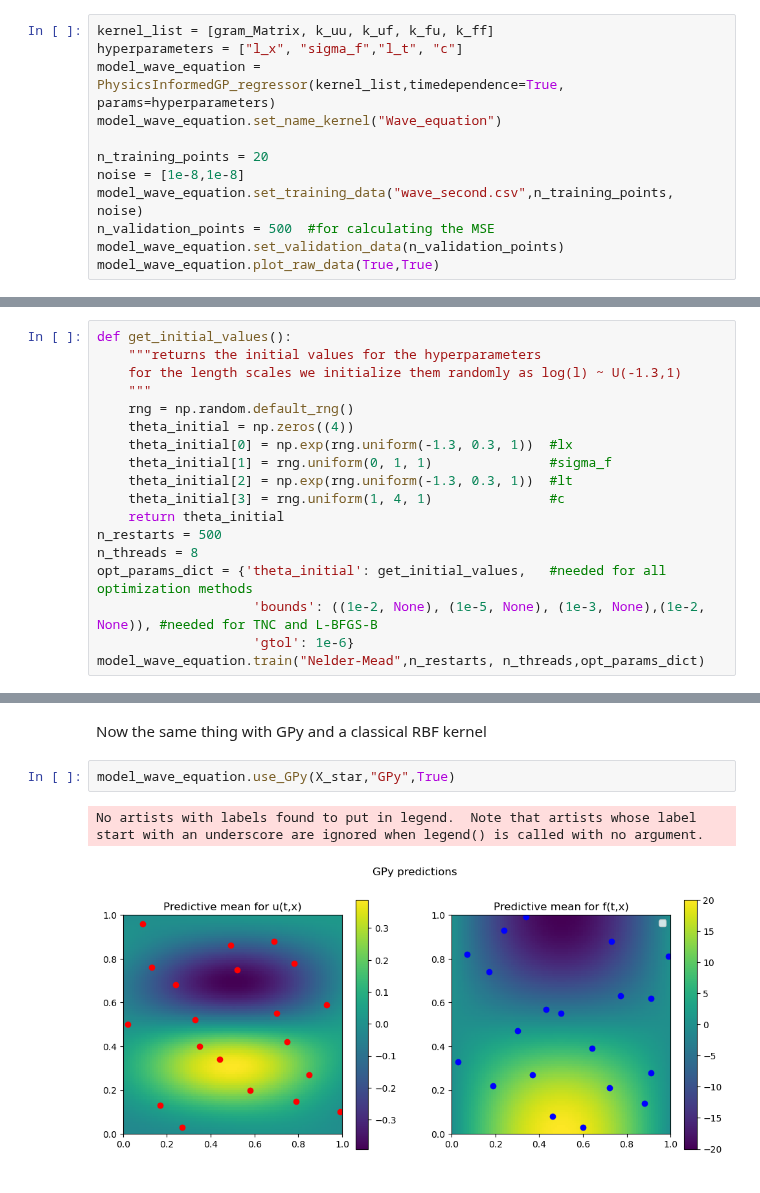
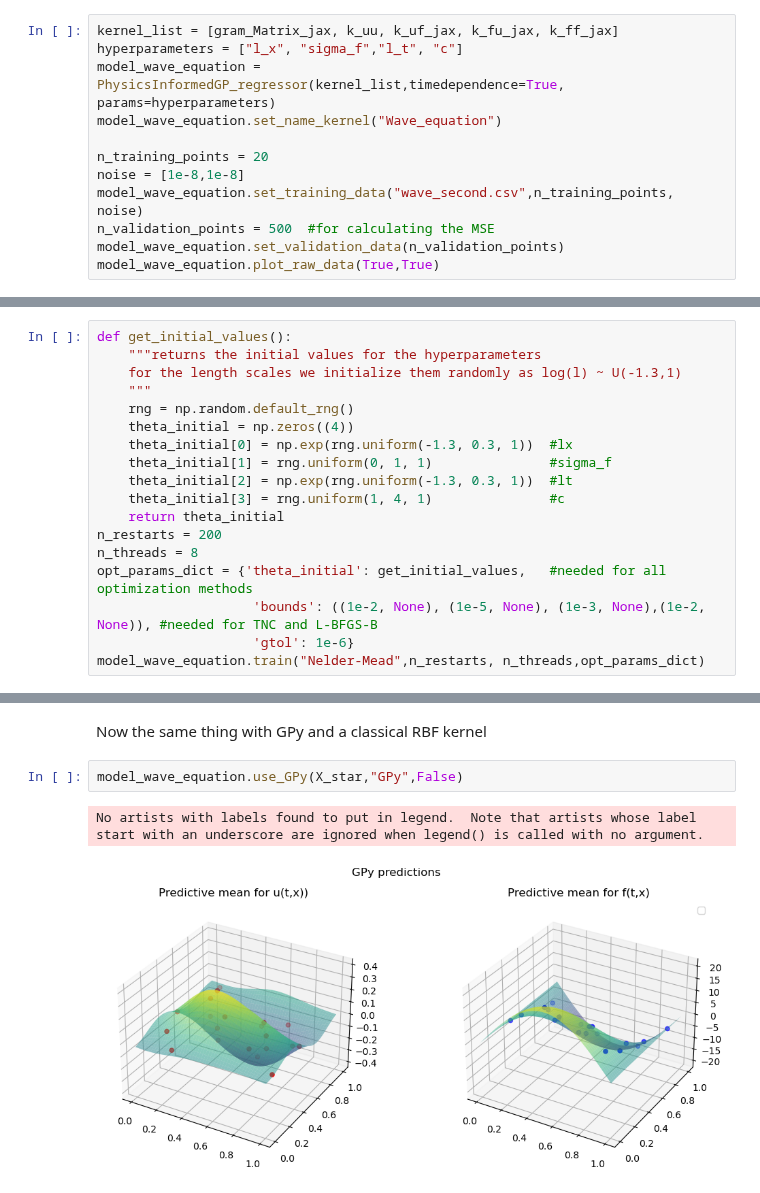
Before and after one commit to TobiLeitgeb/Code_bac, a Jupyter notebook: final_examples/wave_equation/wave_equation.ipynb, the cells around one changed output, grey strips where cells are left out. Drawn from its saved outputs; the diff is of its cells as text.

```diff
--- a/final_examples/wave_equation/wave_equation.ipynb
+++ b/final_examples/wave_equation/wave_equation.ipynb
@@ -6,7 +6,7 @@ from main_class import PhysicsInformedGP_regressor
 from kernels.kernel_wave_eq import gram_Matrix_jax,k_ff_jax, k_fu_jax, k_uf_jax, k_uu
 import numpy as np
 # %%
-kernel_list = [gram_Matrix, k_uu, k_uf, k_fu, k_ff]
+kernel_list = [gram_Matrix_jax, k_uu, k_uf_jax, k_fu_jax, k_ff_jax]
 hyperparameters = ["l_x", "sigma_f","l_t", "c"]
 model_wave_equation = PhysicsInformedGP_regressor(kernel_list,timedependence=True, params=hyperparameters)
 model_wave_equation.set_name_kernel("Wave_equation")
@@ -31,7 +31,7 @@ def get_initial_values():
     theta_initial[2] = np.exp(rng.uniform(-1.3, 0.3, 1))  #lt
     theta_initial[3] = rng.uniform(1, 4, 1)               #c
     return theta_initial
-n_restarts = 500
+n_restarts = 200
 n_threads = 8
 opt_params_dict = {'theta_initial': get_initial_values,   #needed for all optimization methods
                     'bounds': ((1e-2, None), (1e-5, None), (1e-3, None),(1e-2, None)), #needed for TNC and L-BFGS-B
@@ -108,10 +85,10 @@ Traced<ShapedArray(float32[2])>with<BatchTrace(level=2/0)> with
 # %% [markdown]
 Now the same thing with GPy and a classical RBF kernel
 # %%
-model_wave_equation.use_GPy(X_star,"GPy",True)
+model_wave_equation.use_GPy(X_star,"GPy",False)
 # %% [output]
 No artists with labels found to put in legend.  Note that artists whose label start with an underscore are ignored when legend() is called with no argument.
-[figure, old version]
+[figure, new version]
 # %%
 model_wave_equation.plot_difference_GPy("difference GPy ", "GPy_difference.png")
 model_wave_equation.plot_variance_GPy("predictive variance GPy ", "GPy_variance.png")
```
Also changed, not shown: parts of 5 cells of this notebook, 8 other files.
